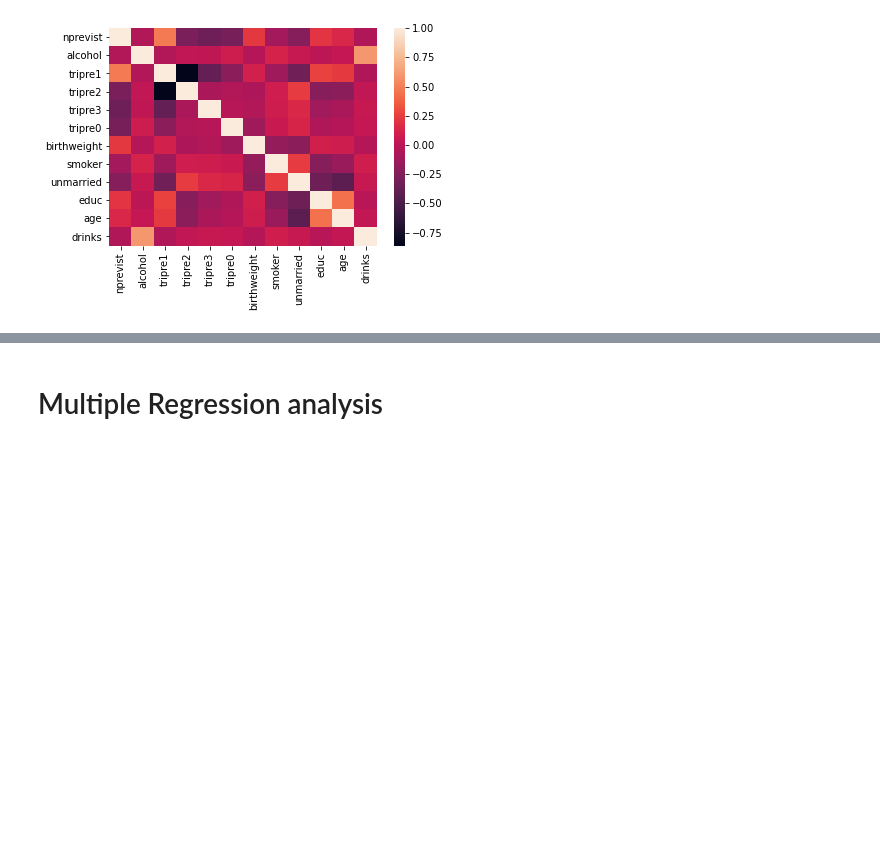
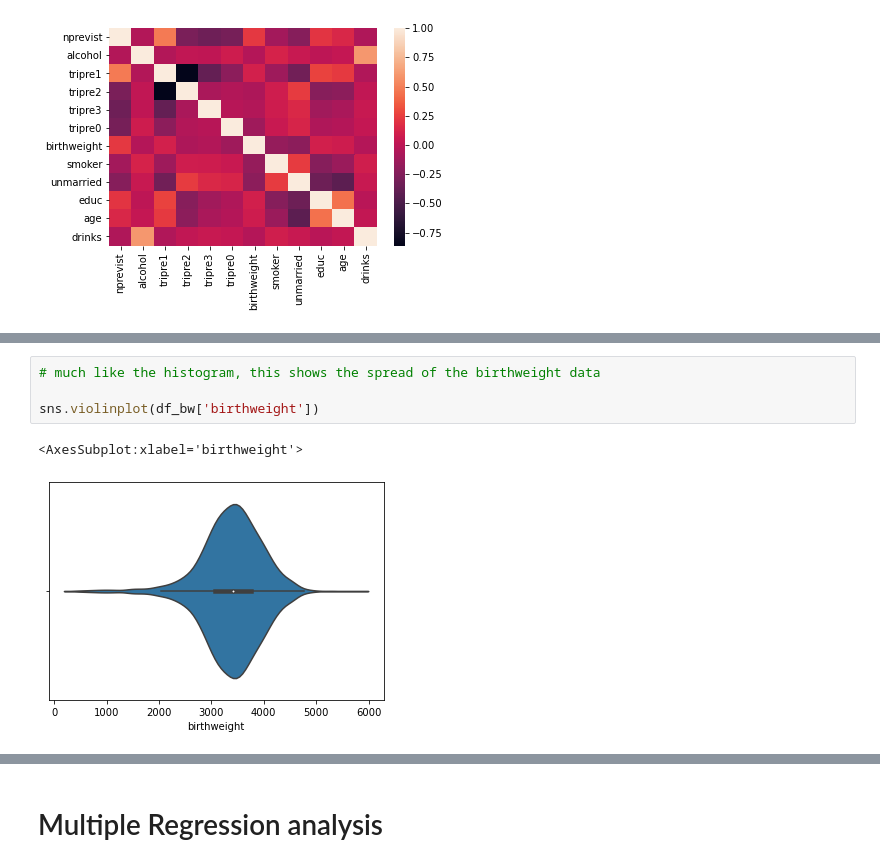
Before and after one commit to raf-kan/birthweight-analysis, a Jupyter notebook: analysis_birthweight.ipynb, the cells around one changed output, grey strips where cells are left out. Drawn from its saved outputs; the diff is of its cells as text; blank space fills up the shorter version.

```diff
--- a/analysis_birthweight.ipynb
+++ b/analysis_birthweight.ipynb
@@ -125,0 +127,7 @@ boxplot_nprevist = df_bw.boxplot(column ="birthweight", by = "nprevist")
+# %%
+# much like the histogram, this shows the spread of the birthweight data
+
+sns.violinplot(df_bw['birthweight'])
+# %% [output]
+<AxesSubplot:xlabel='birthweight'>
+[figure, added]
```
Also changed, not shown: parts of 24 cells of this notebook, 1 other file.
